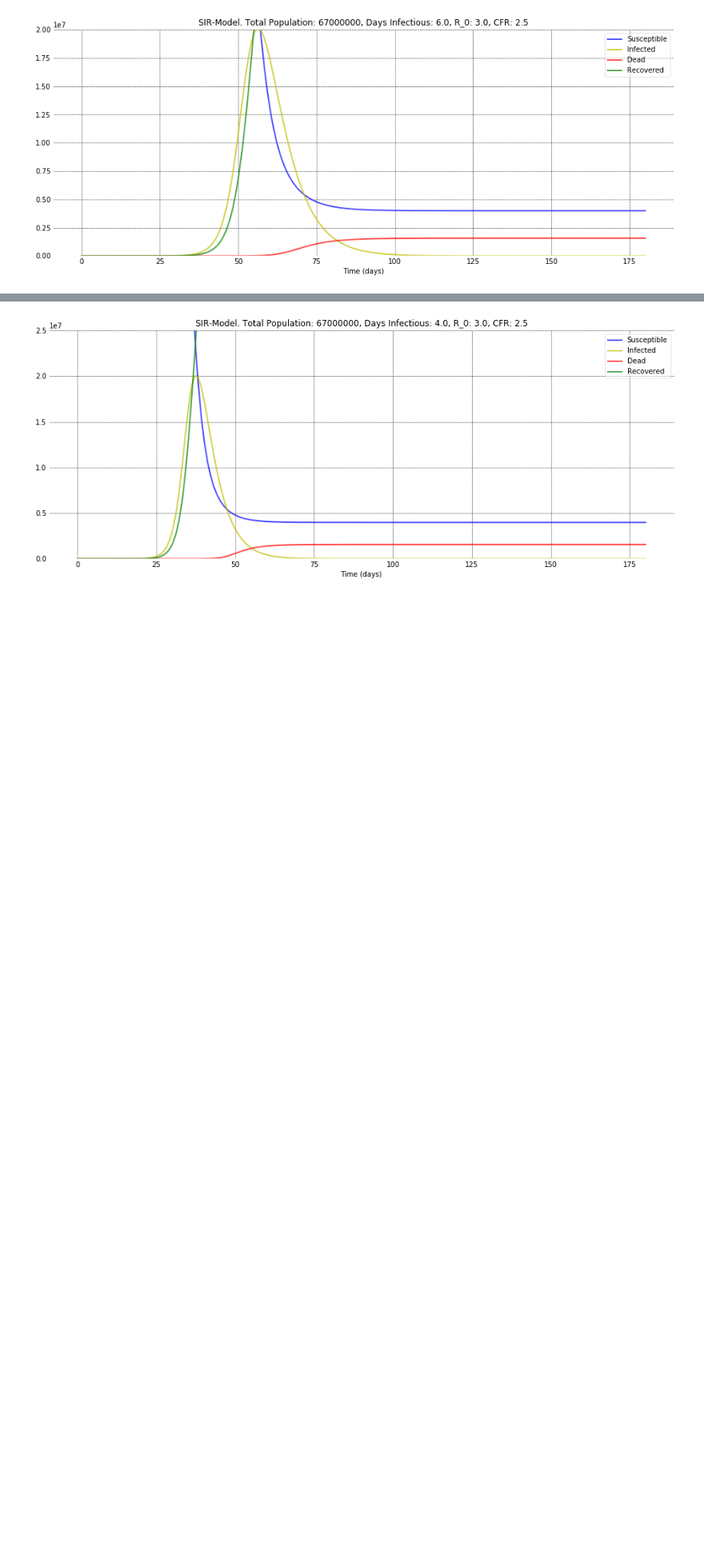
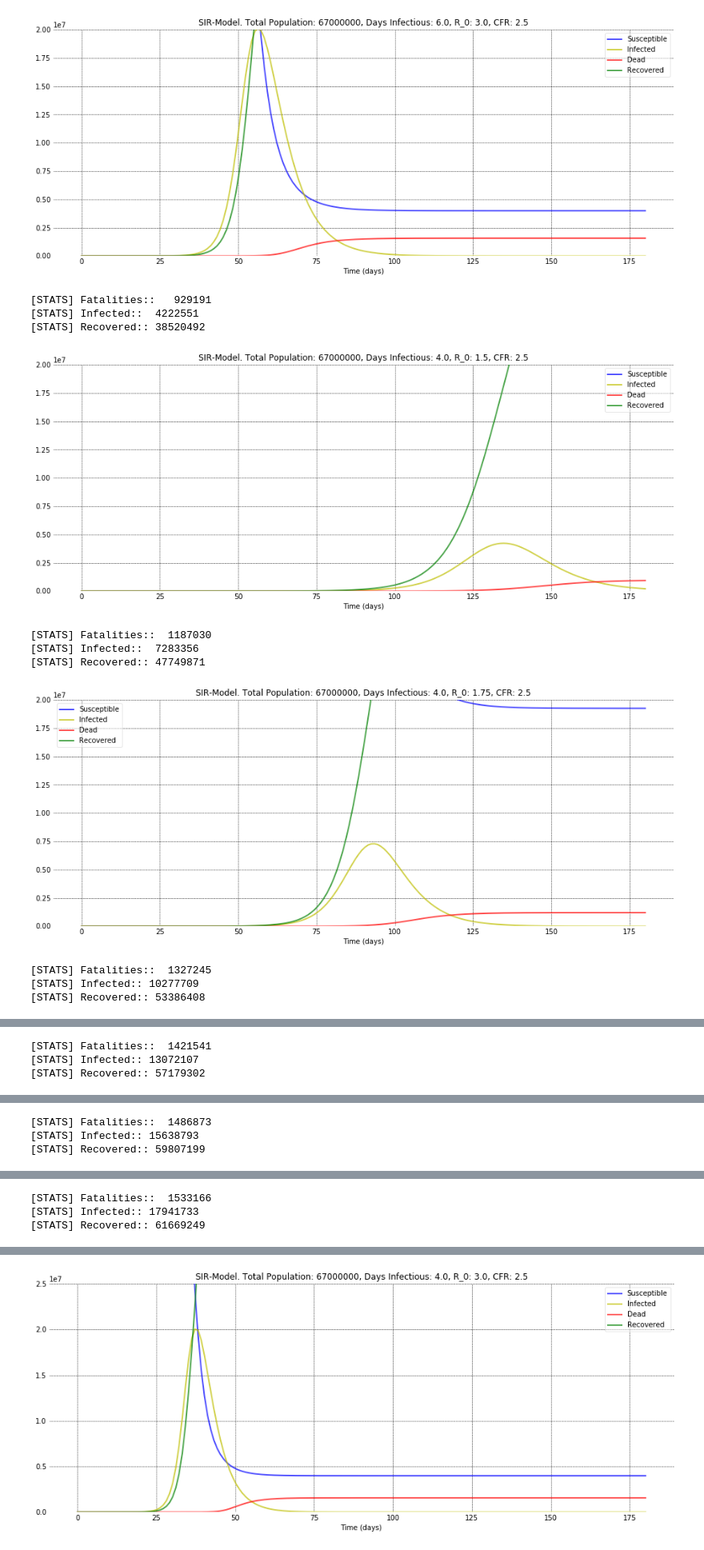
Before and after one commit to ecm200/covid19_modelling, a Jupyter notebook: SIR_model_investigations.ipynb, the cells around one changed output, grey strips where cells are left out. Shown at 80% size. Saved outputs shown, nothing was run; the diff lists cells and outputs as text; code cells hidden in the pictures; blank space fills up the shorter version.

```diff
--- a/SIR_model_investigations.ipynb
+++ b/SIR_model_investigations.ipynb
@@ -23,3 +23,18 @@ for D in np.arange(3.0,7.0, 1.0):
 [STATS] Infected:: 20130158
 [STATS] Recovered:: 63012144
 [figure]
+# %%
+for R_0 in [1.5, 1.75, 2.0, 2.25, 2.5, 2.75, 3.0]:
+    SIR_model(N=67000000, D=4.0, R_0=R_0, CaseFatalityRate=0.025, max_days=180, figsize=(16,6), log_y_axis=False, ylimit=(0.0, 2e07))
+# %% [output]
+[STATS] Fatalities::   929191
+[STATS] Infected::  4222551
+[STATS] Recovered:: 38520492
+[figure, added]
+[STATS] Fatalities::  1187030
+[STATS] Infected::  7283356
+[STATS] Recovered:: 47749871
+[figure, added]
+[STATS] Fatalities::  1327245
+[STATS] Infected:: 10277709
+[STATS] Recovered:: 53386408
@@ -25,0 +42,3 @@ for D in np.arange(3.0,7.0, 1.0):
+[STATS] Fatalities::  1421541
+[STATS] Infected:: 13072107
+[STATS] Recovered:: 57179302
@@ -25,0 +46,3 @@ for D in np.arange(3.0,7.0, 1.0):
+[STATS] Fatalities::  1486873
+[STATS] Infected:: 15638793
+[STATS] Recovered:: 59807199
@@ -25,0 +50,3 @@ for D in np.arange(3.0,7.0, 1.0):
+[STATS] Fatalities::  1533166
+[STATS] Infected:: 17941733
+[STATS] Recovered:: 61669249
```
Also changed, not shown: parts of 1 cell of this notebook, 3 other files.
